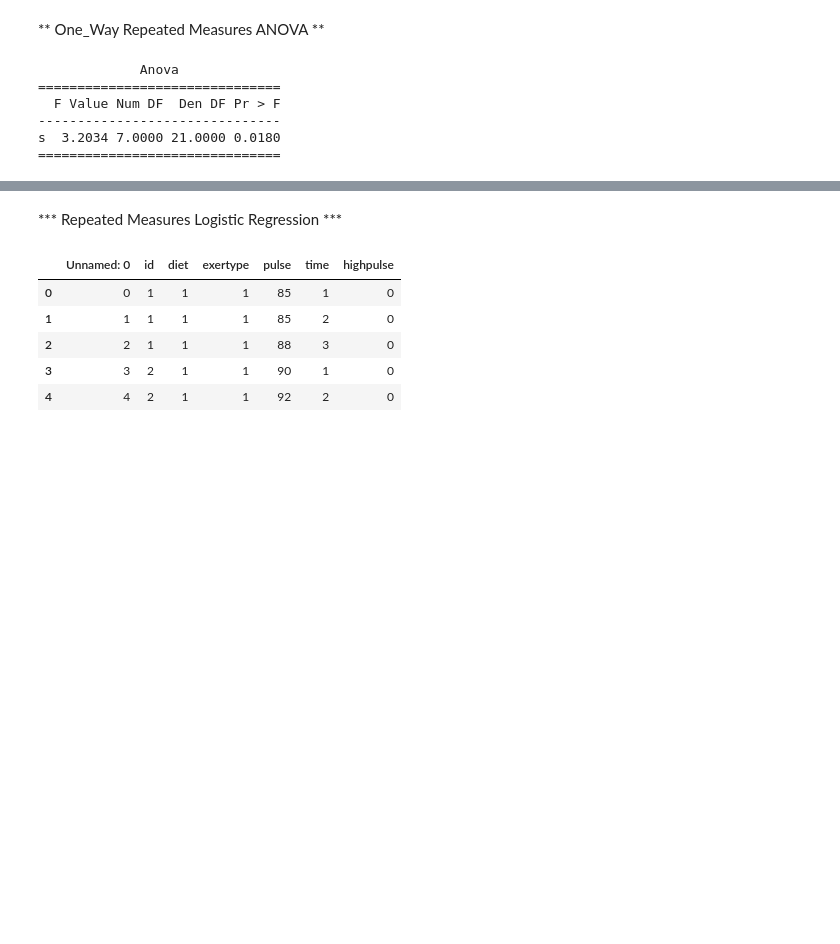
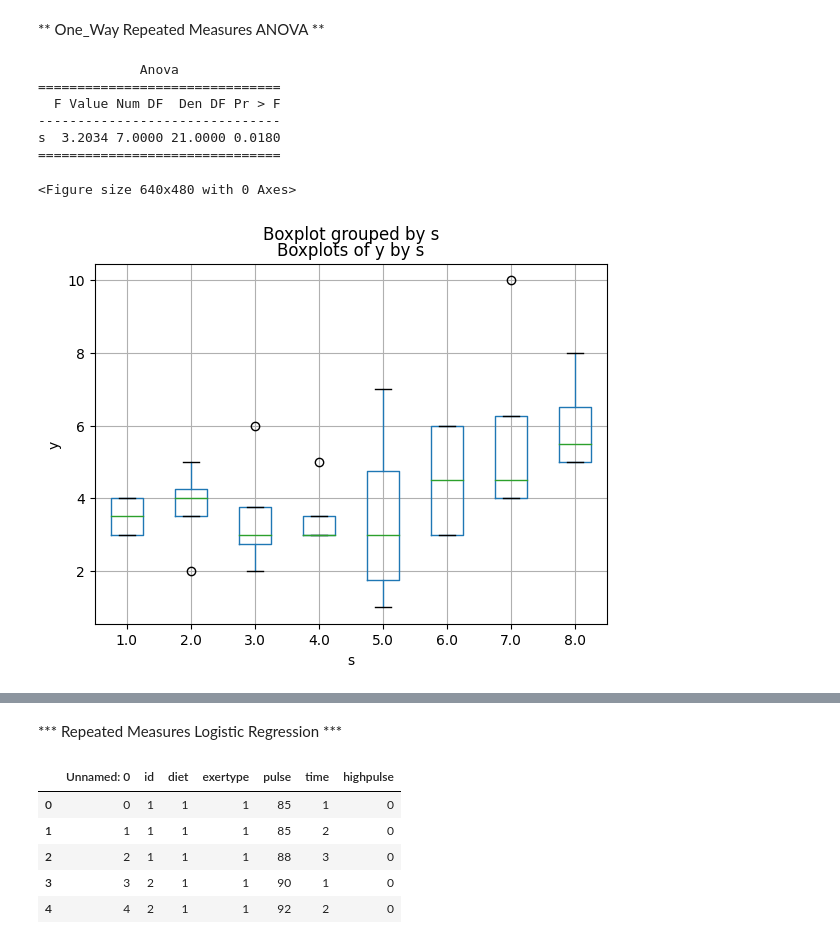
Before and after one commit to KenDaupsey/Parametric-Repeated-Measures-Tests-One-way-Repated-ANOVA-and-One-Way-Logistic-Regression, a Jupyter notebook: Parametric_Repeated_Measures_Tests_One_way_Repated_ANOVA_and_One_Way_Logistic_Regression.ipynb, the cells around one changed output, grey strips where cells are left out. Saved outputs shown, nothing was run; the diff lists cells and outputs as text; code cells hidden in the pictures; blank space fills up the shorter version.

```diff
--- a/Parametric_Repeated_Measures_Tests_One_way_Repated_ANOVA_and_One_Way_Logistic_Regression.ipynb
+++ b/Parametric_Repeated_Measures_Tests_One_way_Repated_ANOVA_and_One_Way_Logistic_Regression.ipynb
@@ -33,3 +33,16 @@ print(results.summary())
 -------------------------------
 s  3.2034 7.0000 21.0000 0.0180
 ===============================
+# %%
+### Boxplots of y by s
+
+import matplotlib.pyplot as plt
+plt.figure()
+df.boxplot(column='y', by='s')
+plt.xlabel('s')
+plt.ylabel('y')
+plt.title('Boxplots of y by s')
+plt.show()
+# %% [output]
+<Figure size 640x480 with 0 Axes>
+[figure, added]
```
Also changed, not shown: parts of 2 cells of this notebook.
